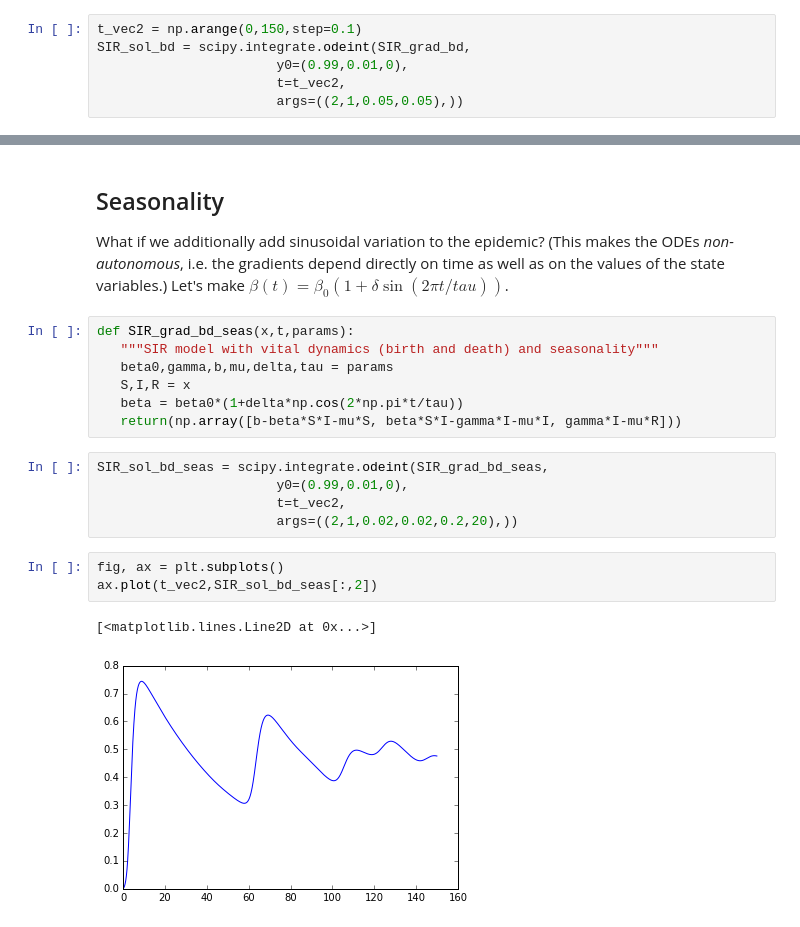
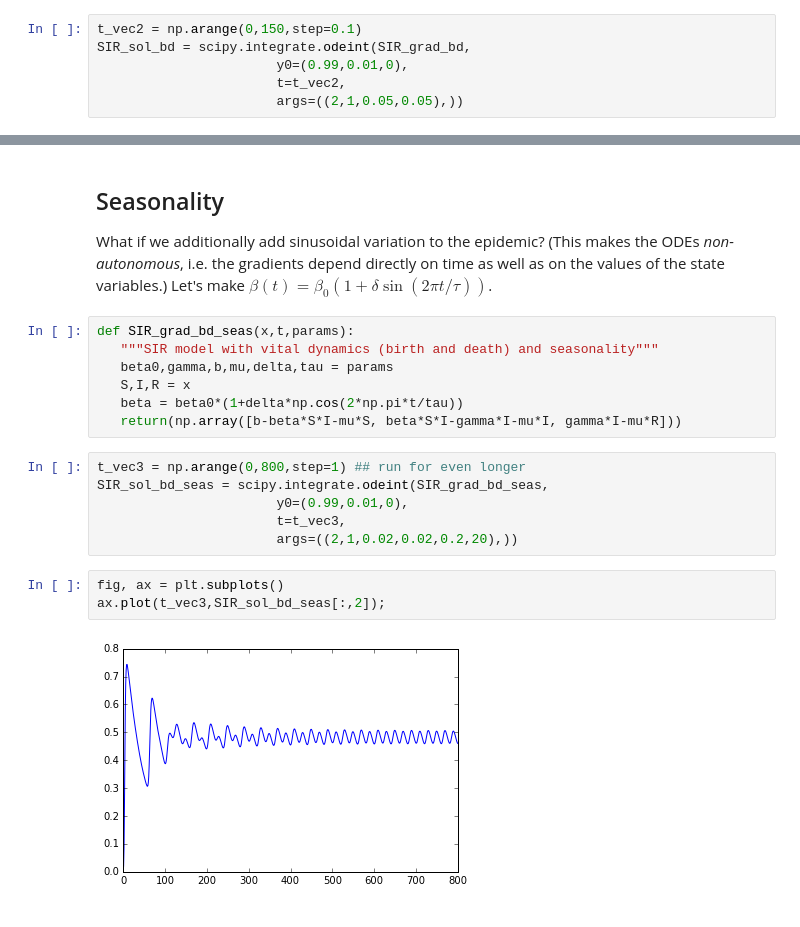
Before and after one commit to bbolker/math1mp, a Jupyter notebook: notes/SIR.ipynb, the cells around one changed output, grey strips where cells are left out. Cells and saved outputs as stored; diff of their text form.

```diff
--- a/notes/SIR.ipynb
+++ b/notes/SIR.ipynb
@@ -79,7 +74,7 @@ ax.plot(t_vec2,SIR_sol_bd)
 # %% [markdown]
 ## Seasonality
 
-What if we additionally add sinusoidal variation to the epidemic? (This makes the ODEs *non-autonomous*, i.e. the gradients depend directly on time as well as on the values of the state variables.) Let's make $\beta(t) = \beta_0 ( 1 + \delta \sin(2\pi t/tau))$.
+What if we additionally add sinusoidal variation to the epidemic? (This makes the ODEs *non-autonomous*, i.e. the gradients depend directly on time as well as on the values of the state variables.) Let's make $\beta(t) = \beta_0 ( 1 + \delta \sin(2\pi t/\tau))$.
 # %%
 def SIR_grad_bd_seas(x,t,params):
    """SIR model with vital dynamics (birth and death) and seasonality"""
@@ -88,13 +83,13 @@ def SIR_grad_bd_seas(x,t,params):
    beta = beta0*(1+delta*np.cos(2*np.pi*t/tau))
    return(np.array([b-beta*S*I-mu*S, beta*S*I-gamma*I-mu*I, gamma*I-mu*R]))
 # %%
+t_vec3 = np.arange(0,800,step=1) ## run for even longer
 SIR_sol_bd_seas = scipy.integrate.odeint(SIR_grad_bd_seas,
                        y0=(0.99,0.01,0),
-                       t=t_vec2,
+                       t=t_vec3,
                        args=((2,1,0.02,0.02,0.2,20),))
 # %%
 fig, ax = plt.subplots()
-ax.plot(t_vec2,SIR_sol_bd_seas[:,2])
+ax.plot(t_vec3,SIR_sol_bd_seas[:,2]);
 # %% [output]
-[<matplotlib.lines.Line2D at 0x...>]
-[figure, old version]
+[figure, new version]
```
Also changed, not shown: parts of 2 cells of this notebook, 1 other file.
